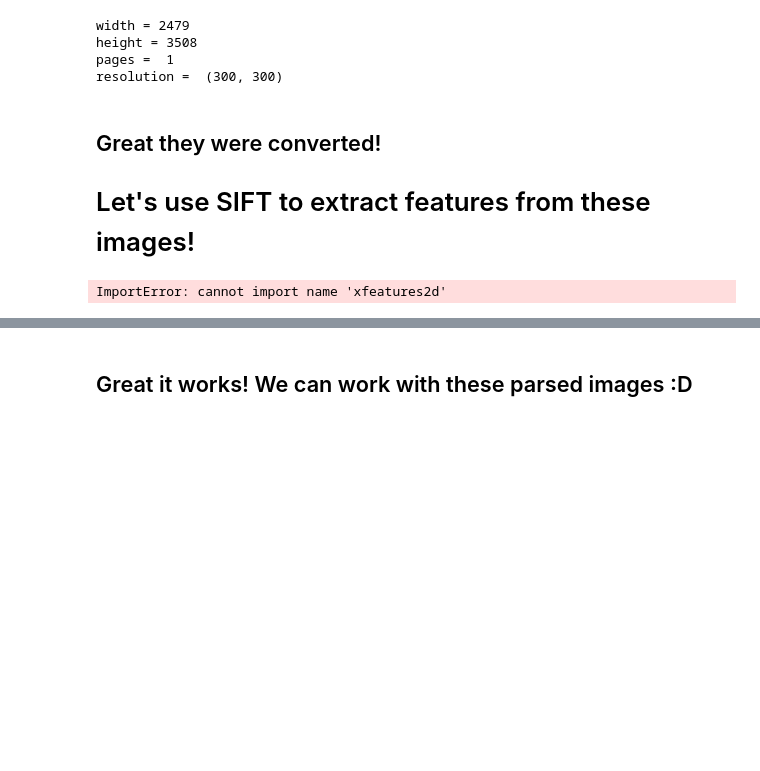
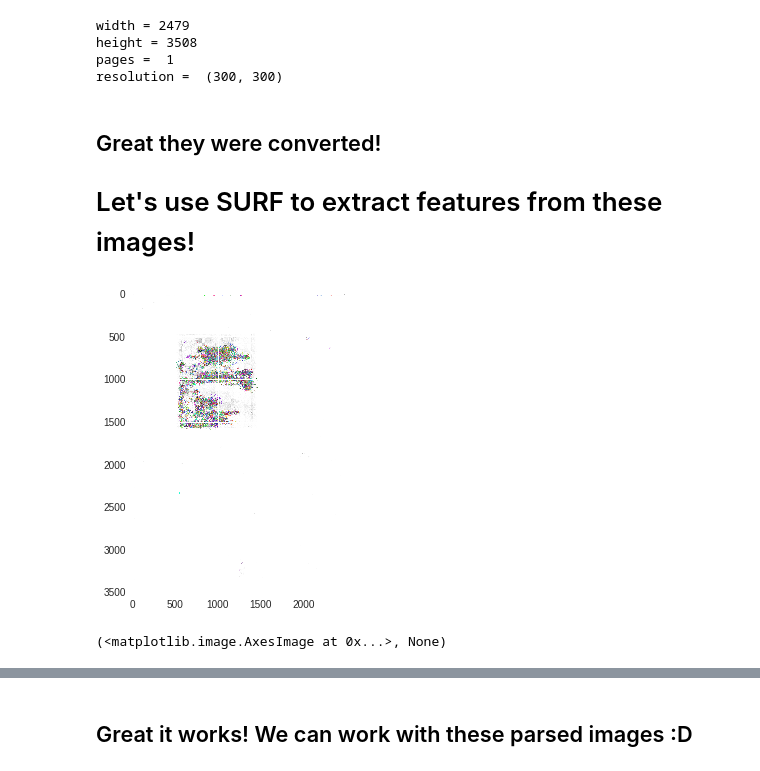
Before and after one commit to okfn-brasil/serenata-de-amor, a Jupyter notebook: research/develop/2017-05-05-silvio-PDF-to-PNG-SIFT-descriptors.ipynb, the cells around one changed output, grey strips where cells are left out. Cells and saved outputs as stored; diff of their text form; code cells hidden in the pictures; blank space fills up the shorter version.

```diff
--- a/research/develop/2017-05-05-silvio-PDF-to-PNG-SIFT-descriptors.ipynb
+++ b/research/develop/2017-05-05-silvio-PDF-to-PNG-SIFT-descriptors.ipynb
@@ -86,26 +86,27 @@ resolution =  (300, 300)
 # %% [markdown]
 ## Great they were converted!
 
-# Let's use SIFT to extract features from these images!
+# Let's use SURF to extract features from these images!
 # %%
 import cv2
 import numpy as np
 from cv2 import xfeatures2d
 
 img = cv2.imread(file_name1)
 gray=cv2.cvtColor(img, cv2.COLOR_BGR2GRAY)
 
 # Create SURF object. You can specify params here or later.
 # Here I set Hessian Threshold to 400
 surf = xfeatures2d.SURF_create(400)
 
 kp, des = surf.detectAndCompute(img,None)
 img=cv2.drawKeypoints(gray, kp, img,flags=cv2.DRAW_MATCHES_FLAGS_DRAW_RICH_KEYPOINTS)
 
-cv2.imwrite('sift_keypoints.jpg',img)
+cv2.imwrite('surf_keypoints.jpg',img)
 plt.imshow(img,),plt.show()
 # %% [output]
+[figure, added]
-ImportError: cannot import name 'xfeatures2d'
+(<matplotlib.image.AxesImage at 0x...>, None)
 # %%
 import cv2
 import numpy as np
```
Also changed, not shown: parts of 4 cells of this notebook, 7 other files.
